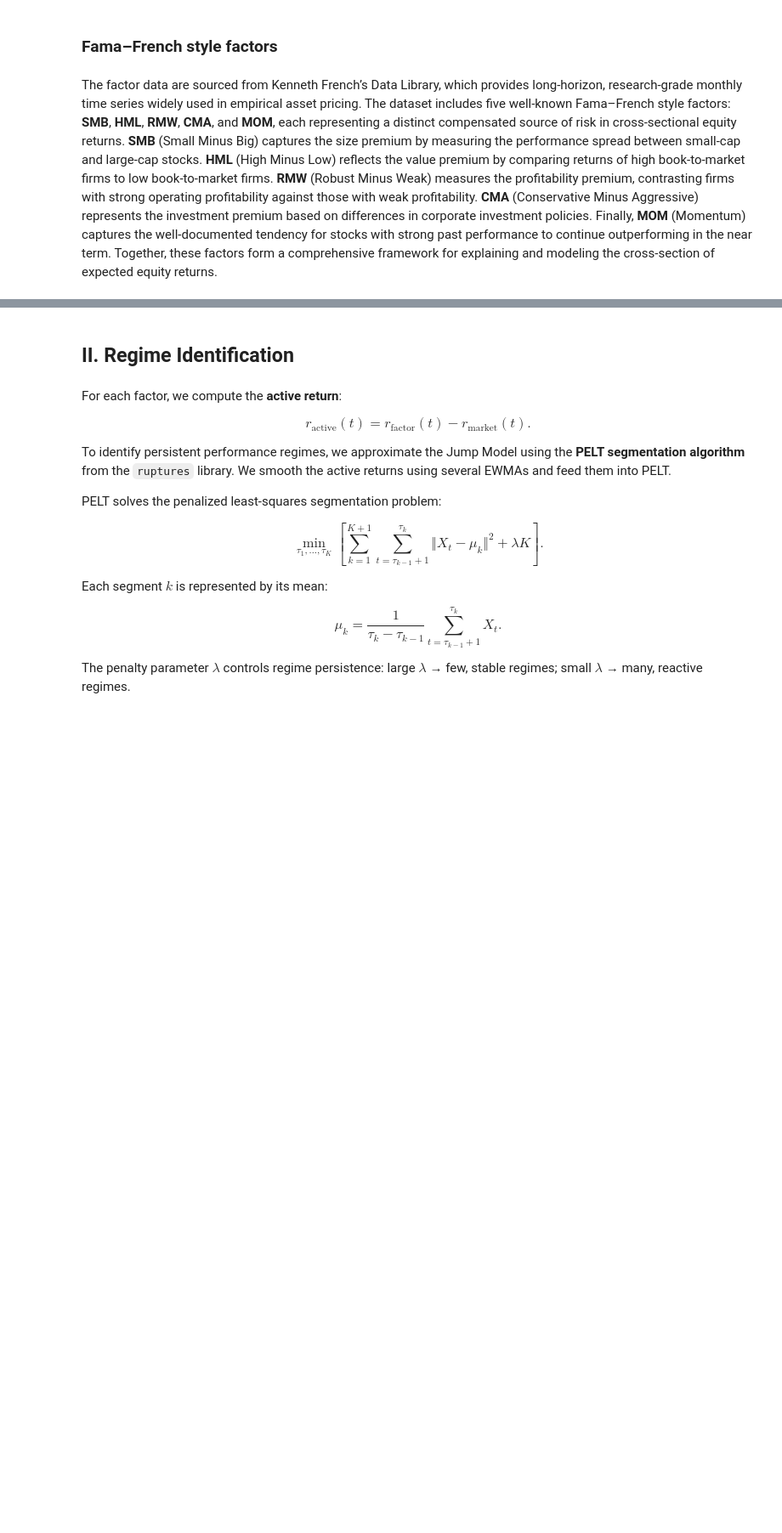
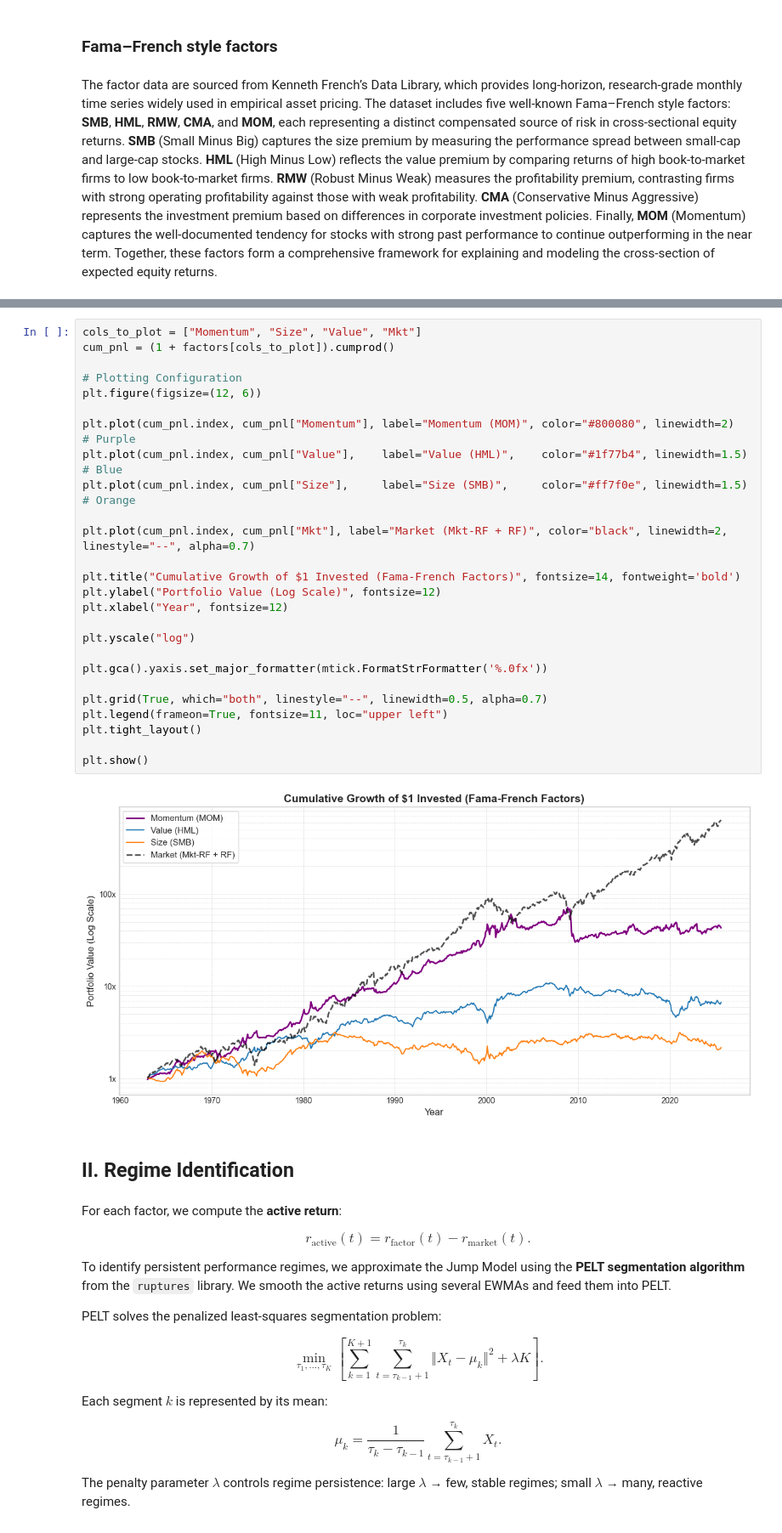
Before and after one commit to alexisdantzikian/ML_PM, a Jupyter notebook: nbs/main.ipynb, the cells around one changed output, grey strips where cells are left out. Shown at 85% size. Drawn from its saved outputs; the diff is of its cells as text; blank space fills up the shorter version.

```diff
--- a/nbs/main.ipynb
+++ b/nbs/main.ipynb
@@ -312,6 +370,34 @@ factors = factors[factors.index >= "1963-01-01"].copy()
 print("Facteurs FF+MOM :", factors.shape)
 # %% [output]
 Facteurs FF+MOM : (752, 9)
+# %%
+cols_to_plot = ["Momentum", "Size", "Value", "Mkt"]
+cum_pnl = (1 + factors[cols_to_plot]).cumprod()
+
+# Plotting Configuration
+plt.figure(figsize=(12, 6))
+
+plt.plot(cum_pnl.index, cum_pnl["Momentum"], label="Momentum (MOM)", color="#800080", linewidth=2)  # Purple
+plt.plot(cum_pnl.index, cum_pnl["Value"],    label="Value (HML)",    color="#1f77b4", linewidth=1.5)  # Blue
+plt.plot(cum_pnl.index, cum_pnl["Size"],     label="Size (SMB)",     color="#ff7f0e", linewidth=1.5)  # Orange
+
+plt.plot(cum_pnl.index, cum_pnl["Mkt"], label="Market (Mkt-RF + RF)", color="black", linewidth=2, linestyle="--", alpha=0.7)
+
+plt.title("Cumulative Growth of $1 Invested (Fama-French Factors)", fontsize=14, fontweight='bold')
+plt.ylabel("Portfolio Value (Log Scale)", fontsize=12)
+plt.xlabel("Year", fontsize=12)
+
+plt.yscale("log")
+
+plt.gca().yaxis.set_major_formatter(mtick.FormatStrFormatter('%.0fx'))
+
+plt.grid(True, which="both", linestyle="--", linewidth=0.5, alpha=0.7)
+plt.legend(frameon=True, fontsize=11, loc="upper left")
+plt.tight_layout()
+
+plt.show()
+# %% [output]
+[figure, added]
 # %% [markdown]
 ## II. Regime Identification
 # %% [markdown]
```
Also changed, not shown: parts of 40 cells of this notebook.
